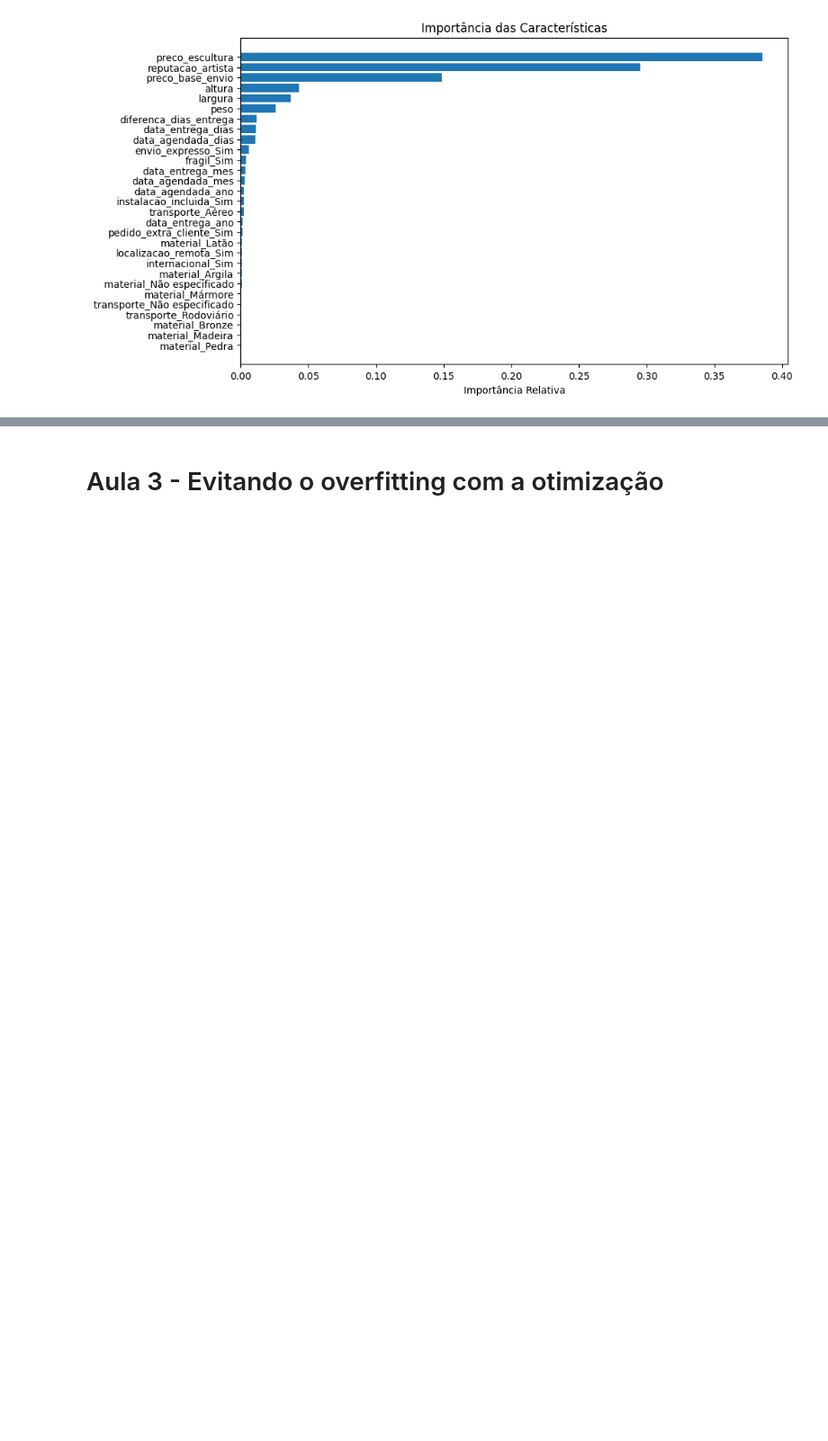
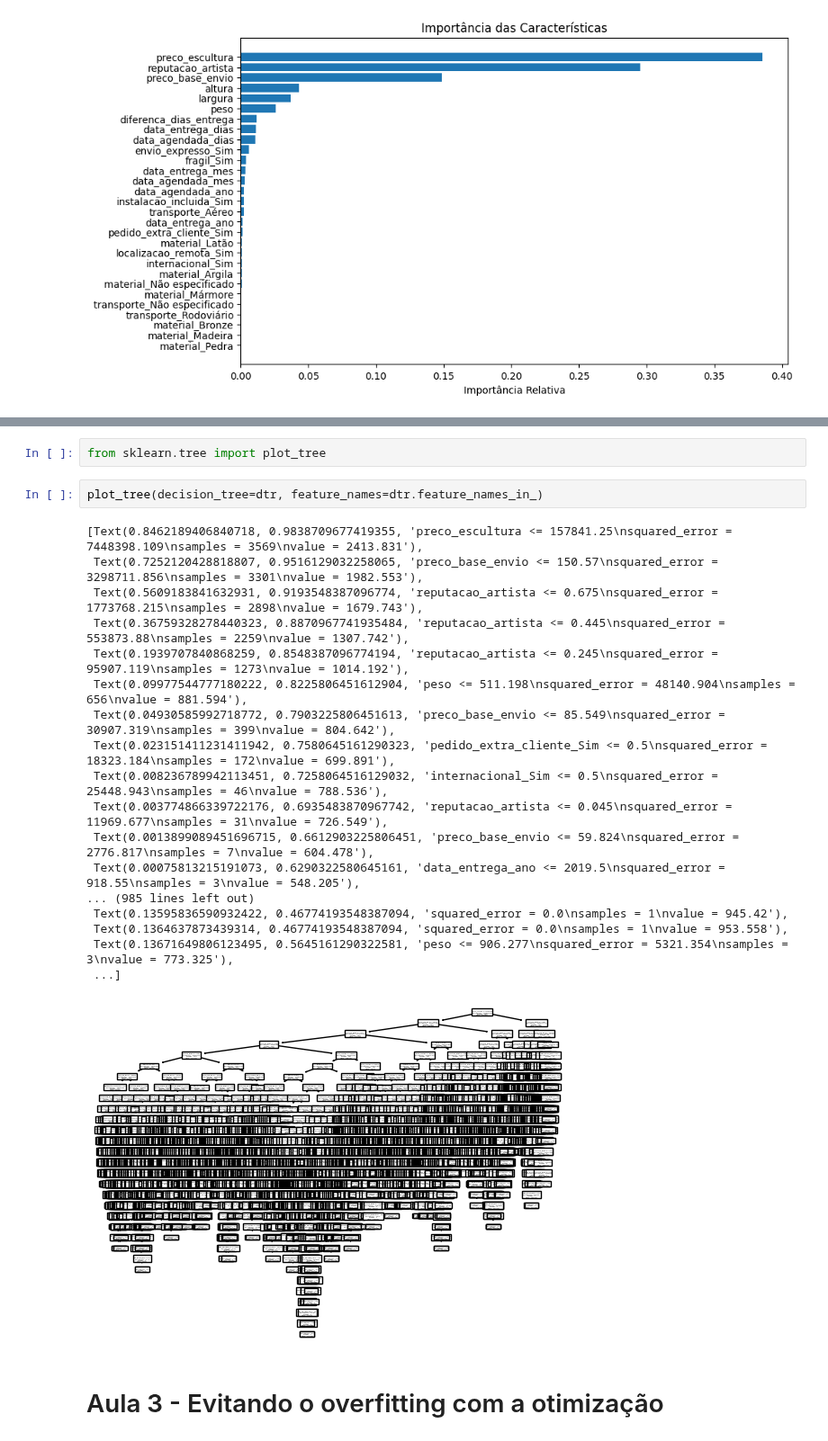
Before and after one commit to arthur-pulini/Machine-Learning-regressao-alura, a Jupyter notebook: Construindo_Arvores_de_Regressao/Projeto-Regressao.ipynb, the cells around one changed output, grey strips where cells are left out. Shown at 90% size. Cells and saved outputs as stored; diff of their text form; blank space fills up the shorter version.

```diff
--- a/Construindo_Arvores_de_Regressao/Projeto-Regressao.ipynb
+++ b/Construindo_Arvores_de_Regressao/Projeto-Regressao.ipynb
@@ -306,3 +321,26 @@ plt.show()
+# %%
+from sklearn.tree import plot_tree
+# %%
+plot_tree(decision_tree=dtr, feature_names=dtr.feature_names_in_)
+# %% [output]
+[Text(0.8462189406840718, 0.9838709677419355, 'preco_escultura <= 157841.25\nsquared_error = 7448398.109\nsamples = 3569\nvalue = 2413.831'),
+ Text(0.7252120428818807, 0.9516129032258065, 'preco_base_envio <= 150.57\nsquared_error = 3298711.856\nsamples = 3301\nvalue = 1982.553'),
+ Text(0.5609183841632931, 0.9193548387096774, 'reputacao_artista <= 0.675\nsquared_error = 1773768.215\nsamples = 2898\nvalue = 1679.743'),
+ Text(0.36759328278440323, 0.8870967741935484, 'reputacao_artista <= 0.445\nsquared_error = 553873.88\nsamples = 2259\nvalue = 1307.742'),
+ Text(0.1939707840868259, 0.8548387096774194, 'reputacao_artista <= 0.245\nsquared_error = 95907.119\nsamples = 1273\nvalue = 1014.192'),
+ Text(0.09977544777180222, 0.8225806451612904, 'peso <= 511.198\nsquared_error = 48140.904\nsamples = 656\nvalue = 881.594'),
+ Text(0.04930585992718772, 0.7903225806451613, 'preco_base_envio <= 85.549\nsquared_error = 30907.319\nsamples = 399\nvalue = 804.642'),
+ Text(0.023151411231411942, 0.7580645161290323, 'pedido_extra_cliente_Sim <= 0.5\nsquared_error = 18323.184\nsamples = 172\nvalue = 699.891'),
+ Text(0.008236789942113451, 0.7258064516129032, 'internacional_Sim <= 0.5\nsquared_error = 25448.943\nsamples = 46\nvalue = 788.536'),
+ Text(0.003774866339722176, 0.6935483870967742, 'reputacao_artista <= 0.045\nsquared_error = 11969.677\nsamples = 31\nvalue = 726.549'),
+ Text(0.0013899089451696715, 0.6612903225806451, 'preco_base_envio <= 59.824\nsquared_error = 2776.817\nsamples = 7\nvalue = 604.478'),
+ Text(0.00075813215191073, 0.6290322580645161, 'data_entrega_ano <= 2019.5\nsquared_error = 918.55\nsamples = 3\nvalue = 548.205'),
+... (985 lines left out)
+ Text(0.13595836590932422, 0.46774193548387094, 'squared_error = 0.0\nsamples = 1\nvalue = 945.42'),
+ Text(0.1364637873439314, 0.46774193548387094, 'squared_error = 0.0\nsamples = 1\nvalue = 953.558'),
+ Text(0.13671649806123495, 0.5645161290322581, 'peso <= 906.277\nsquared_error = 5321.354\nsamples = 3\nvalue = 773.325'),
+ ...]
+[figure, added]
 # %% [markdown]
 # Aula 3 - Evitando o overfitting com a otimização
 # %% [markdown]
```
Also changed, not shown: parts of 8 cells of this notebook.
